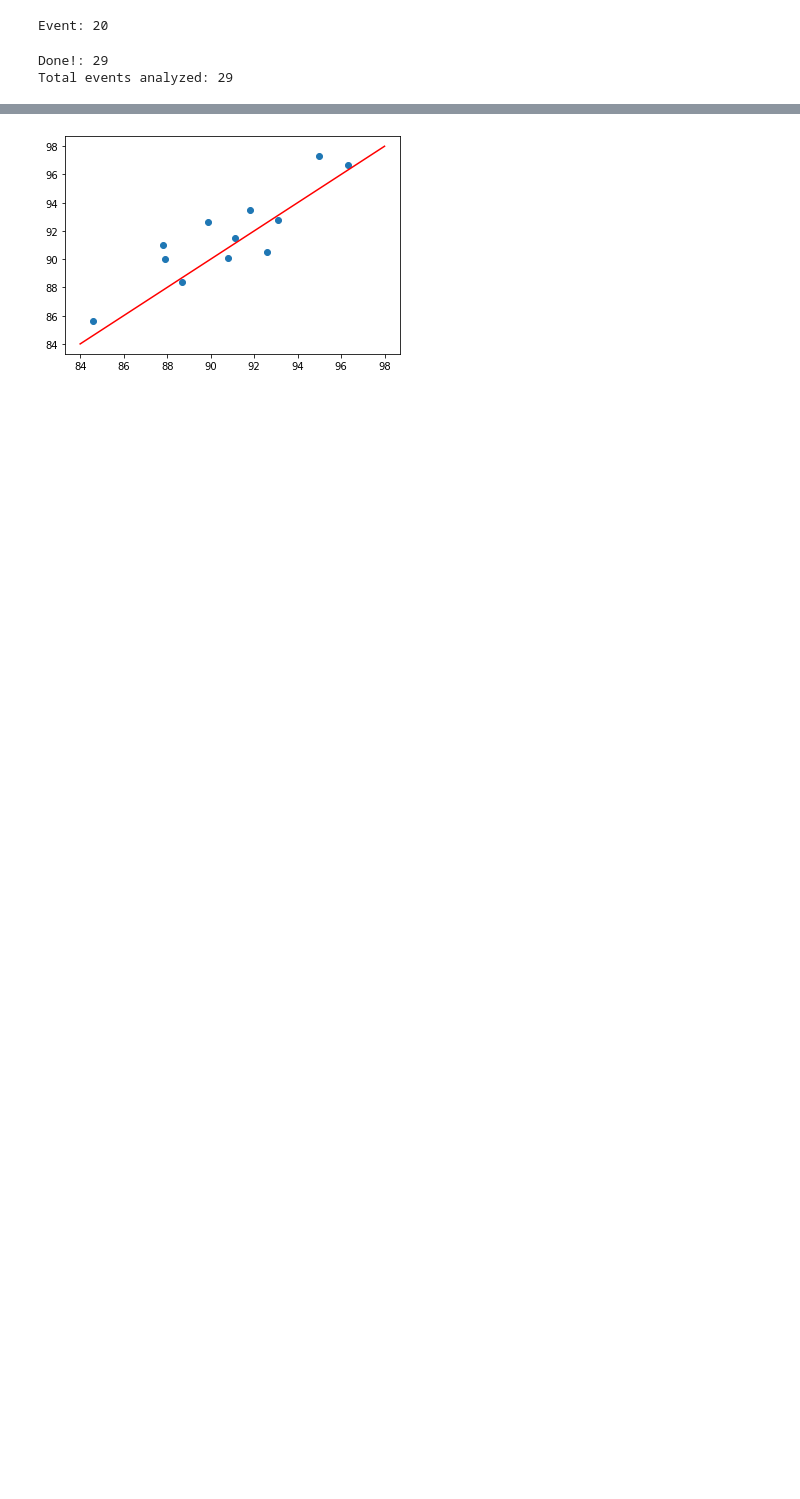
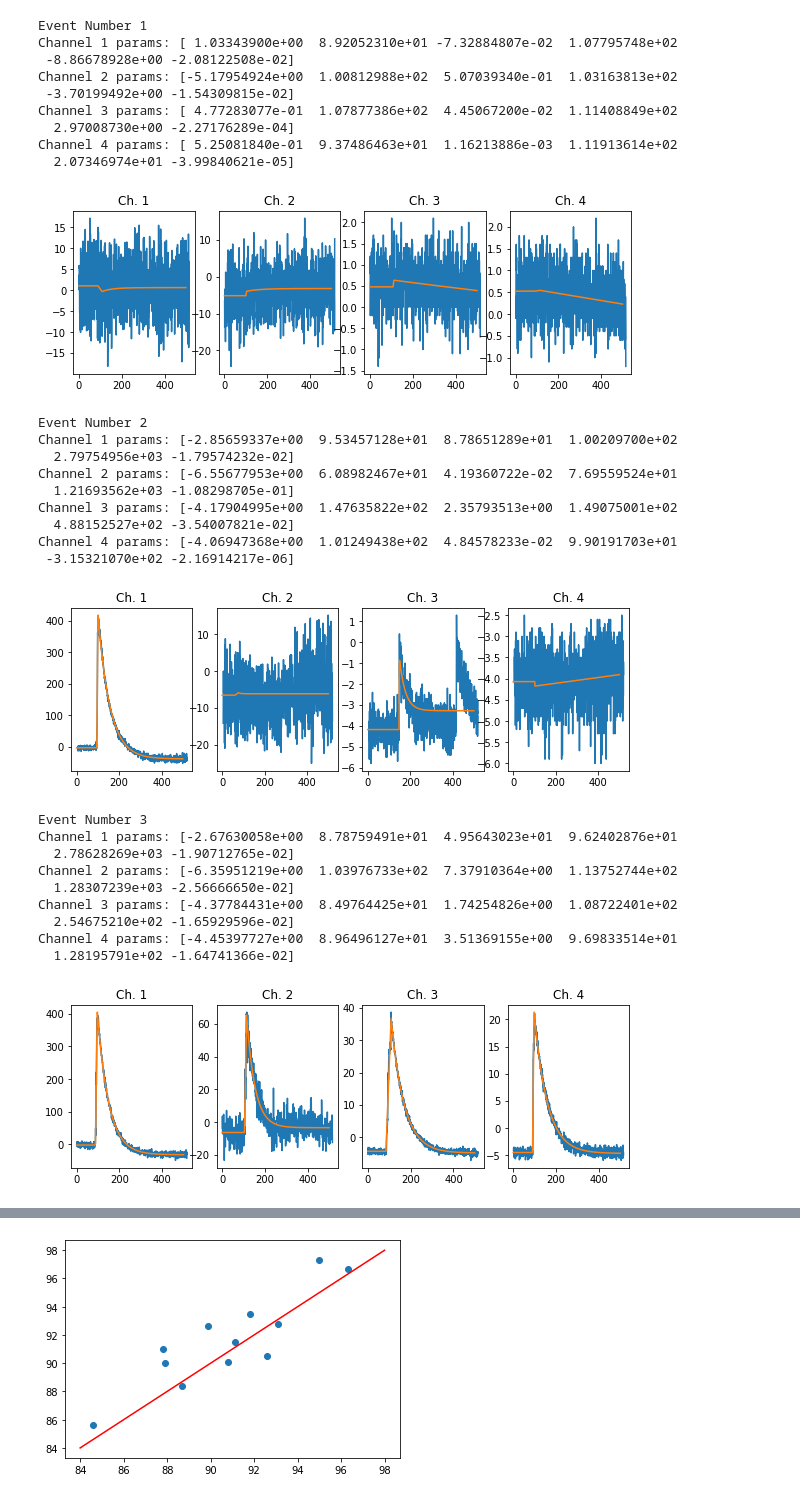
Before and after one commit to peckalec/SiPM-Studies, a Jupyter notebook: ConvertToP2P.ipynb, the cells around one changed output, grey strips where cells are left out. Cells and saved outputs as stored; diff of their text form; code cells hidden in the pictures; blank space fills up the shorter version.

```diff
--- a/ConvertToP2P.ipynb
+++ b/ConvertToP2P.ipynb
@@ -42,8 +42,8 @@ with open(outputfile, 'w') as w:
         with open(inputfile) as f:                            #modify to iterate through chosen filenames
             current_file = (f.read().split('-- Event'))
 
-        for j in range(1, len(current_file)):                  #iterate through events
-            print(f"Event: {j}",end="\r")
+        for j in range(1, 10):                  #iterate through events
+
             time = np.array([])
             voltage = [np.array([])]*4
             lines = current_file[j].split('\n')
@@ -57,7 +57,7 @@ with open(outputfile, 'w') as w:
                 ax[2].set_title("Ch. 3")
                 ax[3].set_title("Ch. 4")
 
-            for line in lines[4:1028]:                         #iterate through data points
+            for line in lines[6:1028]:                         #iterate through data points
                 values = line.split()
                 time = np.append(time, float(values[2]))
                 for channel in channelnum:
@@ -67,38 +67,66 @@ with open(outputfile, 'w') as w:
             for channel in channelnum:
                 #print(f'Channel Number {channel}')
                 popt, pcov = curve_fit(waveform, time, voltage[channel-1],p0=p0[channel-1],
-                                       maxfev = 10000)#,bounds=([-10,60,0,60,0,-1],[10,140,100,140,3000,0])
+                                       maxfev = 100000)#,bounds=([-10,60,0,60,0,-1],[10,140,100,140,3000,0])
 
                 for i in range(len(time)):
                     if time[i] < popt[1]: startindex = i
                     else: break
+                print(f"Event: {j}, Channel: {channel}, Start Index: {i}",end="\r")
                 chisq = chi2(voltage[channel-1][0:startindex],waveform(time[0:startindex], *popt))
 
                 din[f'ch{channel}_P2P'].append(popt[2]*(popt[3] - popt[1]))
                 din[f'ch{channel}_time'].append(popt[1])
                 din[f'ch{channel}_chisq'].append(chisq)
 
                 w.write(f"{popt[2]*(popt[3] - popt[1]):.1f}\t")
                 w.write(f"{popt[1]:.1f}\t")
                 w.write(f"{chisq:.2f}\t")
 
                 if eventview: #show the waveform fit line
                     print(f"Channel {channel} params: {popt}")
                     xs = []
                     ys = []
                     for i in range(500):
                         xs.append(i)
                         if i < popt[1]: ys.append(popt[0])
                         elif i < popt[3]: ys.append(i*popt[2]+popt[0]-popt[2]*popt[1])
                         else: ys.append(popt[4] * np.exp(popt[5] * i) + (popt[2]*popt[3] + (popt[0] - popt[2]*popt[1]) - popt[4] * np.exp(popt[5]*popt[3])))
                     ax[channel-1].plot(time,voltage[channel-1])
                     ax[channel-1].plot(xs,ys)
             plt.show()
 
 
 print(f'Done!\nTotal events analyzed: {len(din["ch2_chisq"])}')
 dfin = pd.DataFrame(din)
 # %% [output]
-Event: 20
+Event Number 1
+Channel 1 params: [ 1.03343900e+00  8.92052310e+01 -7.32884807e-02  1.07795748e+02
+ -8.86678928e+00 -2.08122508e-02]
+Channel 2 params: [-5.17954924e+00  1.00812988e+02  5.07039340e-01  1.03163813e+02
+ -3.70199492e+00 -1.54309815e-02]
+Channel 3 params: [ 4.77283077e-01  1.07877386e+02  4.45067200e-02  1.11408849e+02
+  2.97008730e+00 -2.27176289e-04]
+Channel 4 params: [ 5.25081840e-01  9.37486463e+01  1.16213886e-03  1.11913614e+02
+  2.07346974e+01 -3.99840621e-05]
+[figure, added]
-Done!: 29
-Total events analyzed: 29
+Event Number 2
+Channel 1 params: [-2.85659337e+00  9.53457128e+01  8.78651289e+01  1.00209700e+02
+  2.79754956e+03 -1.79574232e-02]
+Channel 2 params: [-6.55677953e+00  6.08982467e+01  4.19360722e-02  7.69559524e+01
+  1.21693562e+03 -1.08298705e-01]
+Channel 3 params: [-4.17904995e+00  1.47635822e+02  2.35793513e+00  1.49075001e+02
+  4.88152527e+02 -3.54007821e-02]
+Channel 4 params: [-4.06947368e+00  1.01249438e+02  4.84578233e-02  9.90191703e+01
+ -3.15321070e+02 -2.16914217e-06]
+[figure, added]
+Event Number 3
+Channel 1 params: [-2.67630058e+00  8.78759491e+01  4.95643023e+01  9.62402876e+01
+  2.78628269e+03 -1.90712765e-02]
+Channel 2 params: [-6.35951219e+00  1.03976733e+02  7.37910364e+00  1.13752744e+02
+  1.28307239e+03 -2.56666650e-02]
+Channel 3 params: [-4.37784431e+00  8.49764425e+01  1.74254826e+00  1.08722401e+02
+  2.54675210e+02 -1.65929596e-02]
+Channel 4 params: [-4.45397727e+00  8.96496127e+01  3.51369155e+00  9.69833514e+01
+  1.28195791e+02 -1.64741366e-02]
+[figure, added]
```
Also changed, not shown: parts of 7 cells of this notebook.
